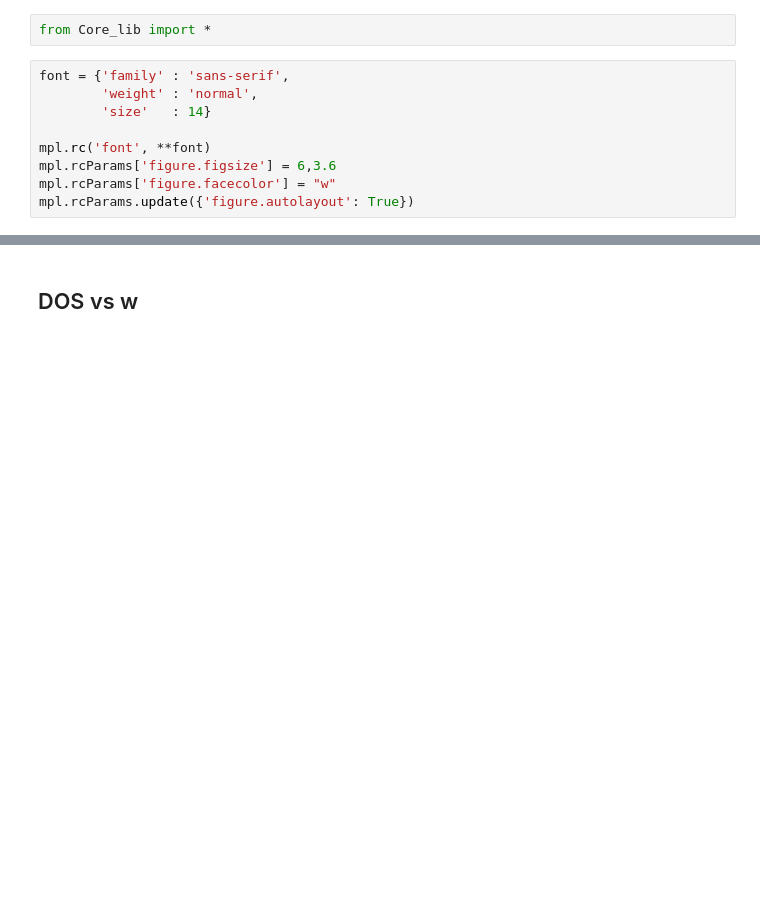
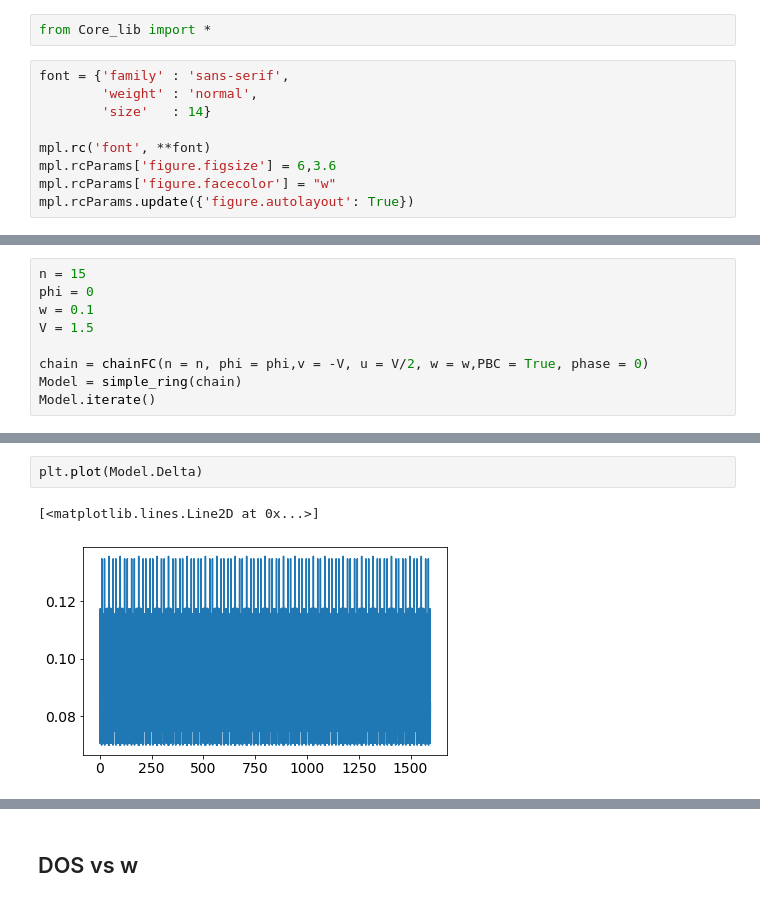
Before and after one commit to gautamra/Superconducting-Fibonacci-chain, a Jupyter notebook: Laboratory.ipynb, the cells around one changed output, grey strips where cells are left out. Drawn from its saved outputs; the diff is of its cells as text; blank space fills up the shorter version.

```diff
--- a/Laboratory.ipynb
+++ b/Laboratory.ipynb
@@ -11,0 +66,9 @@ mpl.rcParams.update({'figure.autolayout': True})
+# %%
+n = 15
+phi = 0
+w = 0.1
+V = 1.5
+
+chain = chainFC(n = n, phi = phi,v = -V, u = V/2, w = w,PBC = True, phase = 0)
+Model = simple_ring(chain)
+Model.iterate()
@@ -11,0 +81,5 @@ mpl.rcParams.update({'figure.autolayout': True})
+# %%
+plt.plot(Model.Delta)
+# %% [output]
+[<matplotlib.lines.Line2D at 0x...>]
+[figure, added]
```
Also changed, not shown: parts of 15 cells of this notebook, 1 other file.
